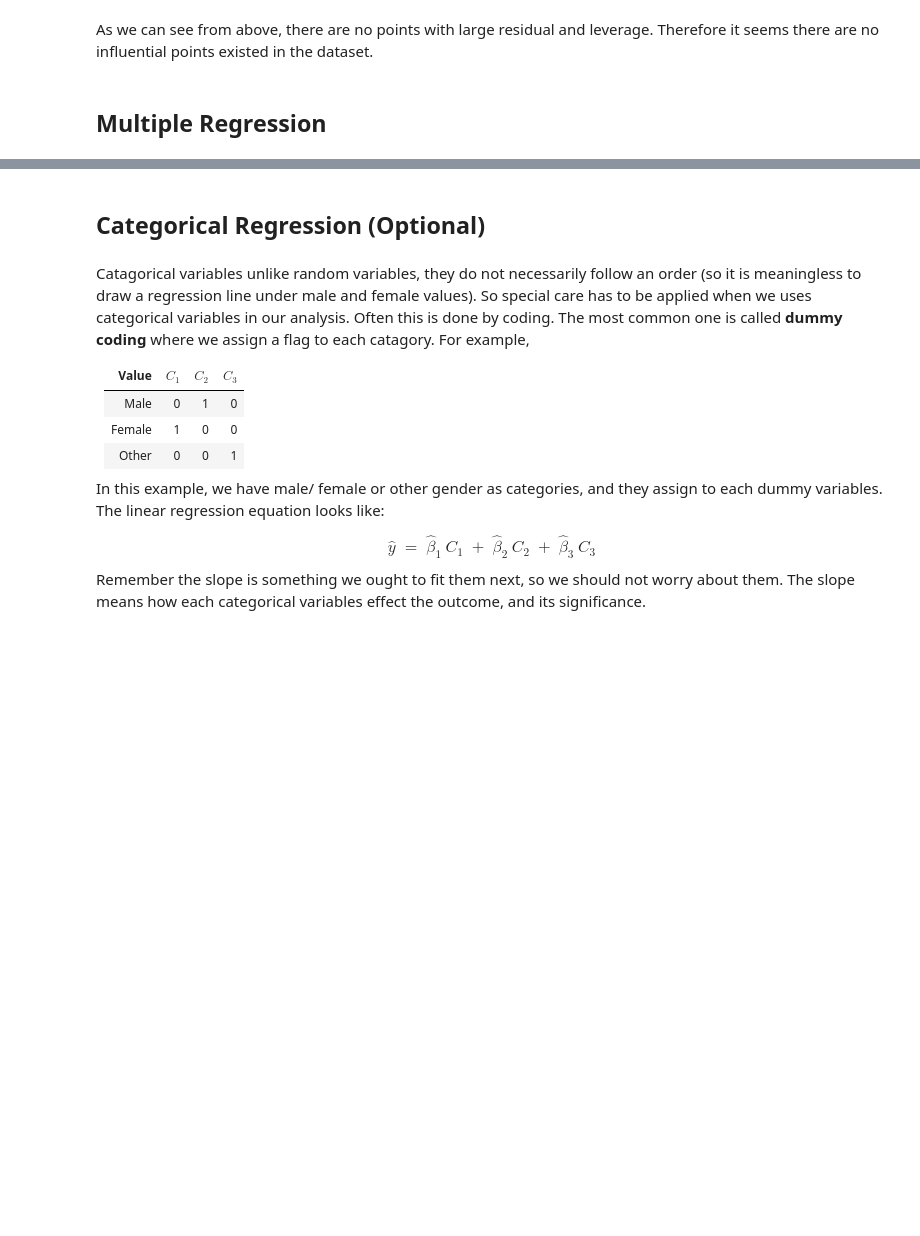
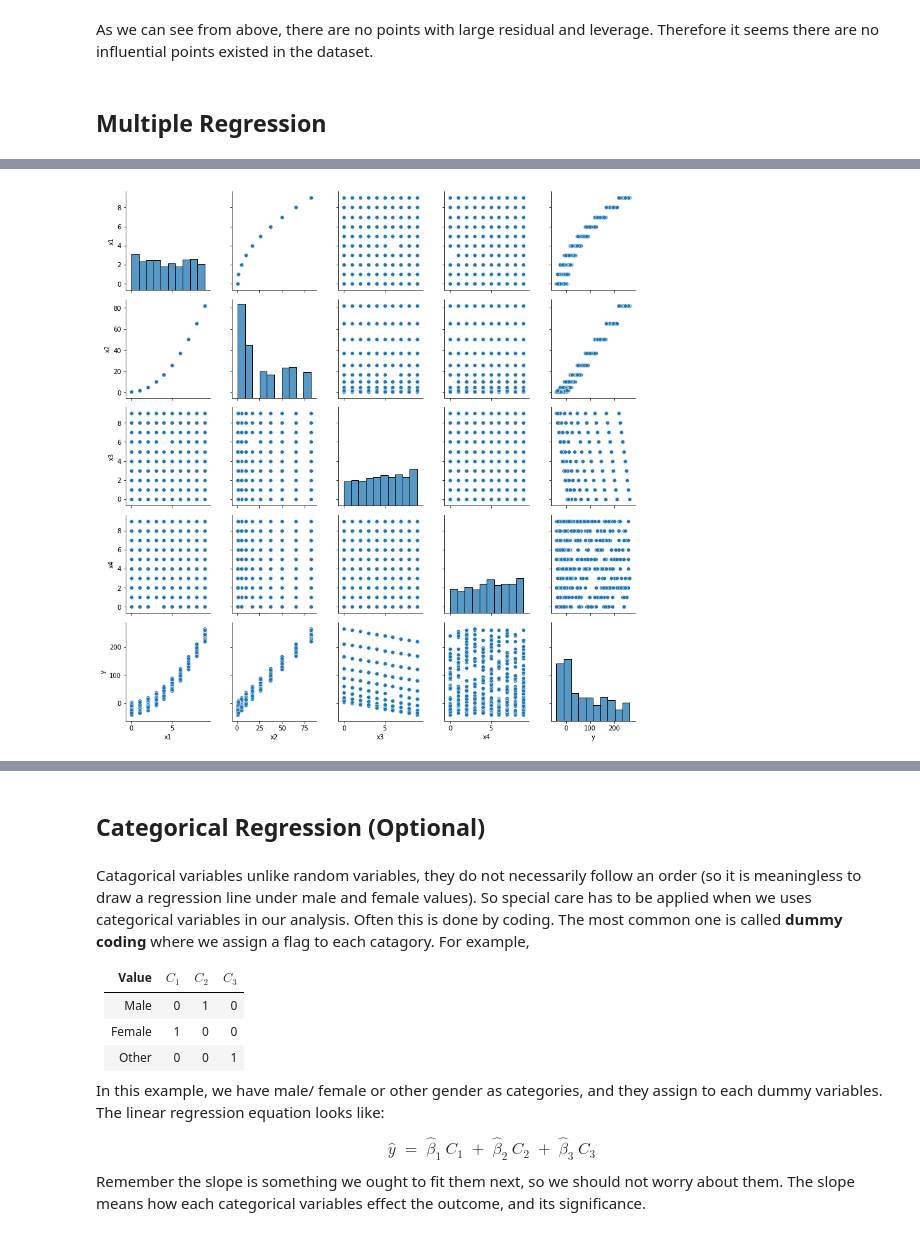
Before and after one commit to lt-shy-john/python-data-analytics-course, a Jupyter notebook: Week 08 - Statistics with Python.ipynb, the cells around one changed output, grey strips where cells are left out. Drawn from its saved outputs; the diff is of its cells as text; code cells hidden in the pictures; blank space fills up the shorter version.

```diff
--- a/Week 08 - Statistics with Python.ipynb
+++ b/Week 08 - Statistics with Python.ipynb
@@ -1071,0 +1080,14 @@ Multiple regression simply means our dataset has multiple independent variables,
+# %%
+# Try me
+import numpy as np
+import pandas as pd
+
+import statsmodels.api as sm  # Linear regression
+
+data_02 = pd.read_csv("files/multi_reg.csv")
+
+X = sm.add_constant(data_02.iloc[:,:-1])
+m2 = sm.OLS(data_02['y'], X)
+
+results_m = m2.fit()
+print(results_m.summary())
@@ -1071,0 +1112,9 @@ Multiple regression simply means our dataset has multiple independent variables,
+# %%
+# Try me
+import seaborn as sns
+import matplotlib.pyplot as plt
+
+sns.pairplot(data_02)
+plt.show()
+# %% [output]
+[figure, added]
```
Also changed, not shown: parts of 4 cells of this notebook.
